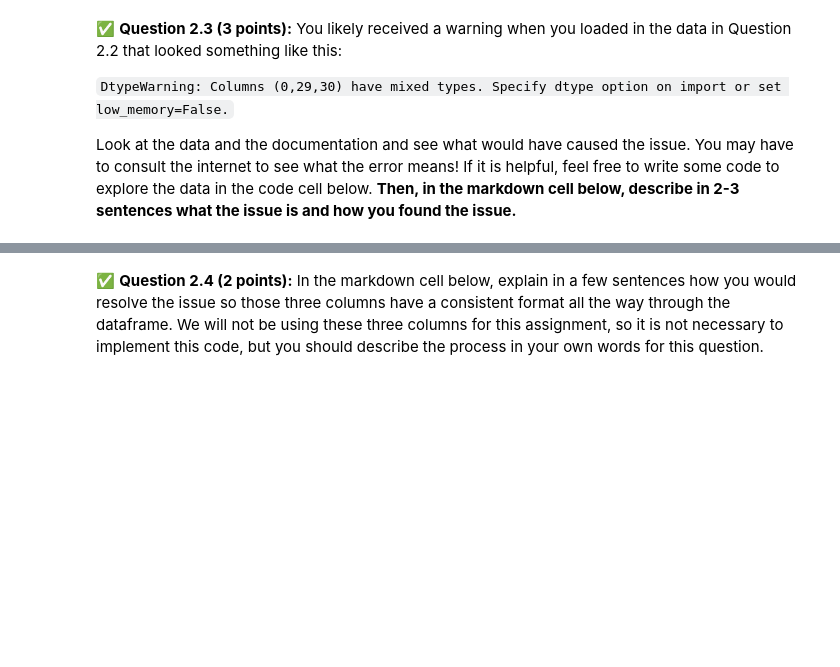
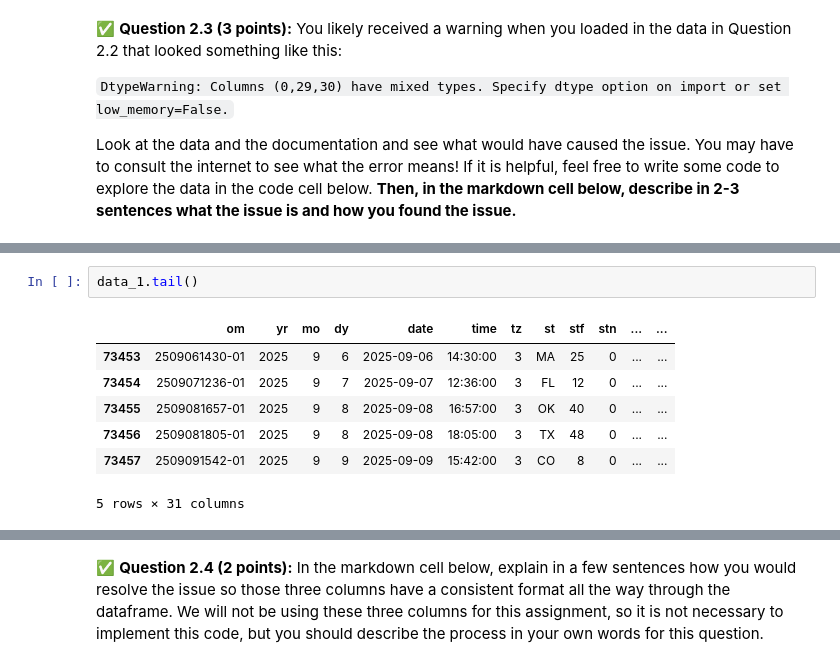
Before and after one commit to beayldz/CMSE202-f26-turnin, a Jupyter notebook: hw-01/HW01-GitPandasPackagesClasses-BeraAyyildiz.ipynb, the cells around one changed output, grey strips where cells are left out. Cells and saved outputs as stored; diff of their text form; blank space fills up the shorter version.

```diff
--- a/hw-01/HW01-GitPandasPackagesClasses-BeraAyyildiz.ipynb
+++ b/hw-01/HW01-GitPandasPackagesClasses-BeraAyyildiz.ipynb
@@ -278,0 +312,10 @@ Look at the data and the documentation and see what would have caused the issue.
+# %%
+data_1.tail()
+# %% [output]
+|  | om | yr | mo | dy | date | time | tz | st | stf | stn | ... | ... |
+| 73453 | 2509061430-01 | 2025 | 9 | 6 | 2025-09-06 | 14:30:00 | 3 | MA | 25 | 0 | ... | ... |
+| 73454 | 2509071236-01 | 2025 | 9 | 7 | 2025-09-07 | 12:36:00 | 3 | FL | 12 | 0 | ... | ... |
+| 73455 | 2509081657-01 | 2025 | 9 | 8 | 2025-09-08 | 16:57:00 | 3 | OK | 40 | 0 | ... | ... |
+| 73456 | 2509081805-01 | 2025 | 9 | 8 | 2025-09-08 | 18:05:00 | 3 | TX | 48 | 0 | ... | ... |
+| 73457 | 2509091542-01 | 2025 | 9 | 9 | 2025-09-09 | 15:42:00 | 3 | CO | 8 | 0 | ... | ... |
+5 rows × 31 columns
```
Also changed, not shown: parts of 29 cells of this notebook.
